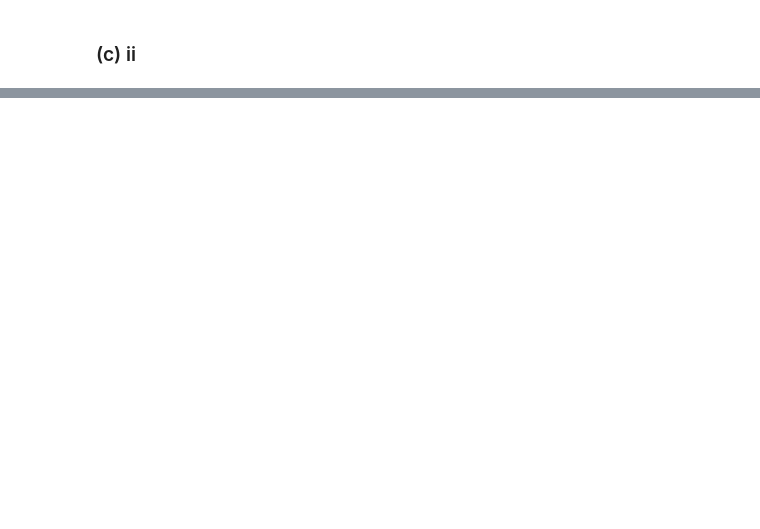
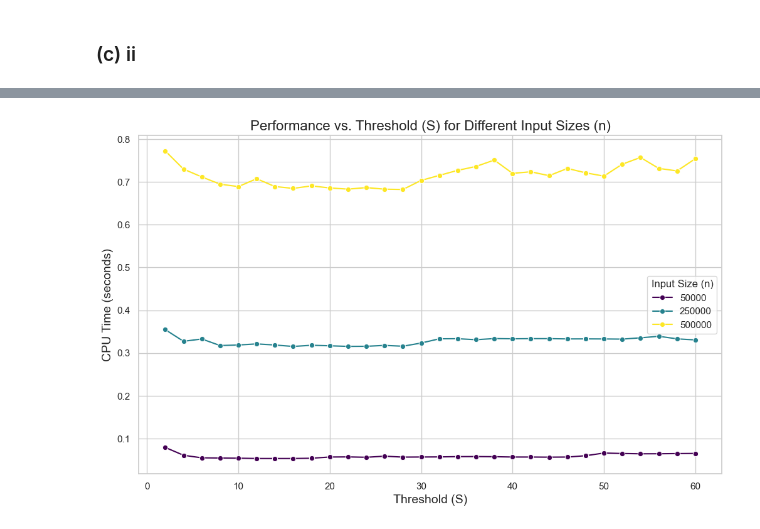
Before and after one commit to M00dler/SC2001_Lab_Team_5, a Jupyter notebook: Lab1.ipynb, the cells around one changed output, grey strips where cells are left out. Drawn from its saved outputs; the diff is of its cells as text; code cells hidden in the pictures; blank space fills up the shorter version.

```diff
--- a/Lab1.ipynb
+++ b/Lab1.ipynb
@@ -228,0 +333,82 @@ plt.show()
+# %%
+import time
+import pandas as pd
+import matplotlib.pyplot as plt
+import seaborn as sns
+
+# --- (c.iii) Analysis: Finding Optimal S for Performance ---
+
+import time
+import pandas as pd
+import matplotlib.pyplot as plt
+import seaborn as sns
+
+# --- (c.iii) Analysis: Using Different Sizes of Input Datasets ---
+
+print("\n--- Running Analysis (c.iii): Finding Optimal S across multiple n ---")
+
+# Define the different input sizes (n) to test
+sizes_ciii_multi = [50000, 250000, 500000]
+# Define the range of S values to test for each n
+s_values_ciii = range(2, 61, 2)
+
+results_ciii_multi = []
+
+# Outer loop: Iterate through each input size
+for size in sizes_ciii_multi:
+    print(f"\nGenerating and testing for dataset size n={size}...")
+
+    # Generate one dataset for this size to ensure fair S comparison
+    dataset = [random.randint(1, 10**7) for _ in range(size)]
+
+    # Inner loop: Iterate through each S value for the current size n
+    for s in s_values_ciii:
+        arr_copy = dataset.copy()
+
+        start_time = time.perf_counter()
+        mergeInsertionSort(arr_copy, s=s)
+        end_time = time.perf_counter()
+        elapsed_time = end_time - start_time
+
+        results_ciii_multi.append({
+            'Size': size,
+            'S': s,
+            'CPU Time': elapsed_time
+        })
+        print(f"n={size}, S={s}, CPU Time={elapsed_time:.4f}s")
+
+# Create a single DataFrame with all results
+df_ciii_multi = pd.DataFrame(results_ciii_multi)
+
+
+# --- Plotting the Results ---
+
+plt.figure(figsize=(12, 7))
+# Use 'hue' to create a different colored line for each 'Size'
+sns.lineplot(data=df_ciii_multi, x='S', y='CPU Time', hue='Size', marker='o', palette='viridis')
+
+# Add titles and labels
+plt.title("Performance vs. Threshold (S) for Different Input Sizes (n)", fontsize=16)
+plt.xlabel("Threshold (S)", fontsize=14)
+plt.ylabel("CPU Time (seconds)", fontsize=14)
+plt.legend(title="Input Size (n)")
+
+plt.show()
+
+
+# --- Plotting the Results ---
+
+plt.figure(figsize=(10, 6))
+sns.lineplot(data=df_ciii, x='S', y='CPU Time', marker='o', color='red')
+
+# Add titles and labels
+plt.title(f"Performance vs. Threshold (S) for a Fixed Size n={fixed_n_ciii}", fontsize=16)
+plt.xlabel("Threshold (S)", fontsize=12)
+plt.ylabel("CPU Time (seconds)", fontsize=12)
+
+# Highlight the optimal point on the graph
+plt.axvline(x=OPTIMAL_S, color='black', linestyle='--', label=f'Optimal S ≈ {OPTIMAL_S}')
+plt.legend()
+
+plt.show()
+# %% [output]
@@ -228,0 +432 @@ plt.show()
+[figure, added]
```
Also changed, not shown: parts of 15 cells of this notebook, 1 other file.
